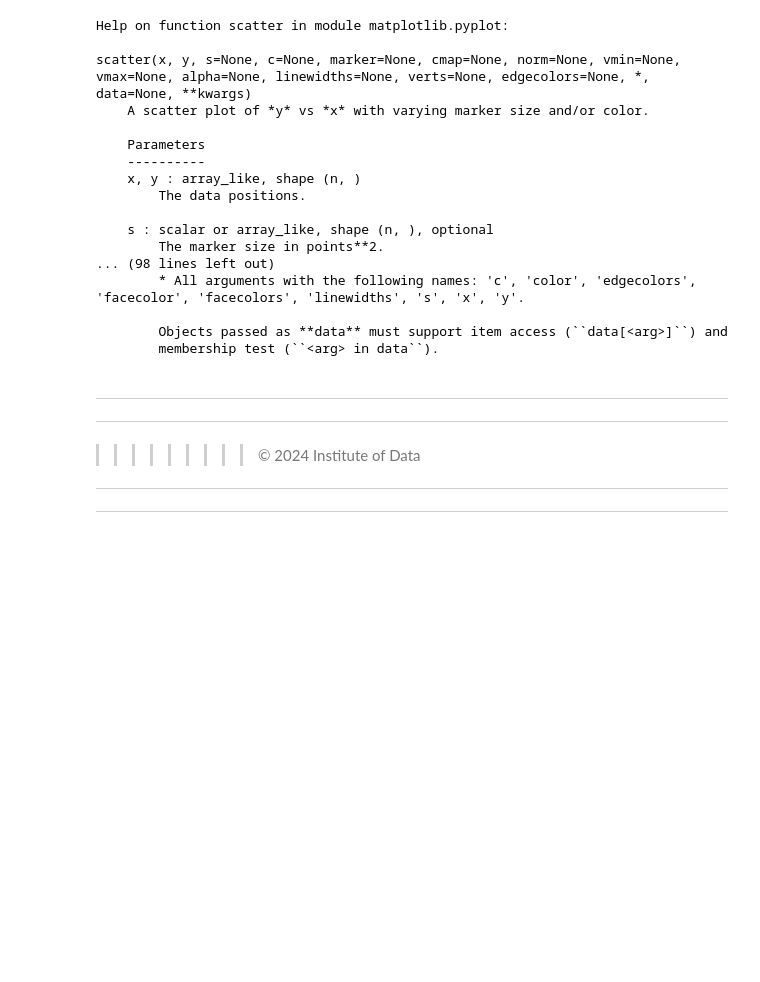
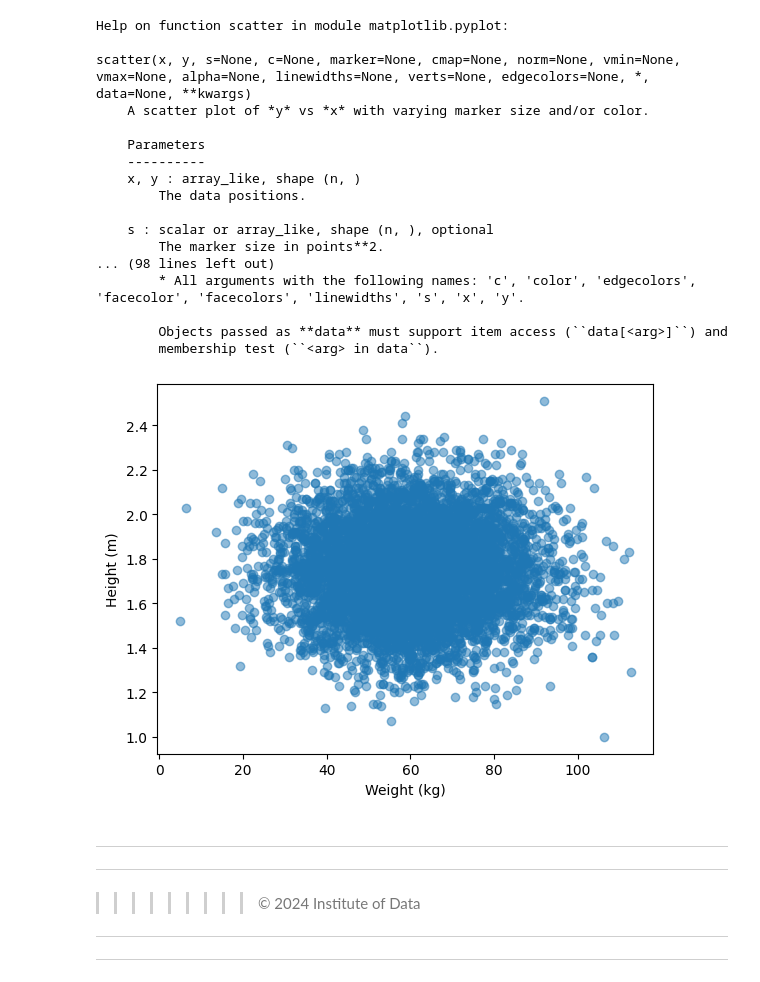
Before and after one commit to sameerhingoro/IOD, a Jupyter notebook: Lab 1/IOD_Lab_1_1_2_NumPy.ipynb, the cells around one changed output. Cells and saved outputs as stored; diff of their text form; code cells hidden in the pictures; blank space fills up the shorter version.

```diff
--- a/Lab 1/IOD_Lab_1_1_2_NumPy.ipynb
+++ b/Lab 1/IOD_Lab_1_1_2_NumPy.ipynb
@@ -305,3 +339,10 @@ scatter(x, y, s=None, c=None, marker=None, cmap=None, norm=None, vmin=None, vmax
+# %%
+plt.scatter(weight, height, alpha=0.5)
+plt.xlabel("Weight (kg)")
+plt.ylabel("Height (m)")
+plt.show()
+# %% [output]
+[figure, added]
 # %% [markdown]
 
 
```
Also changed, not shown: parts of 5 cells of this notebook.
